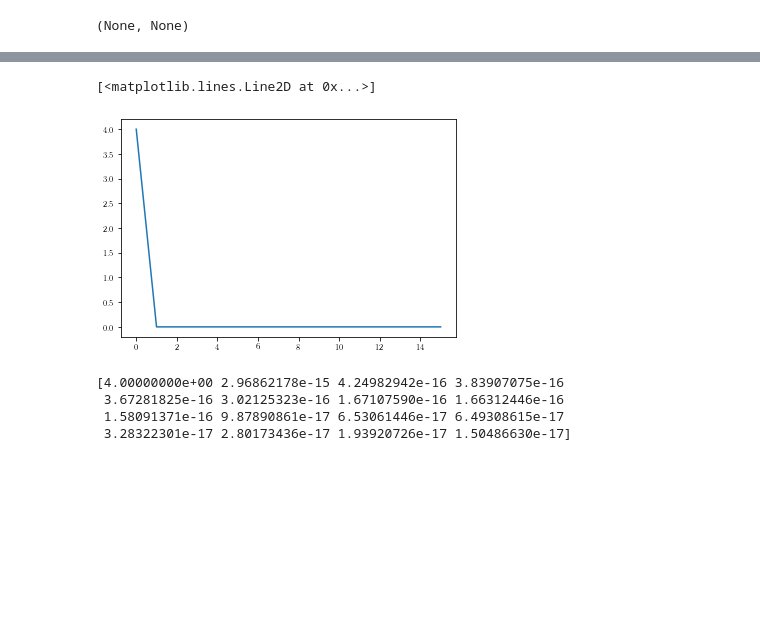
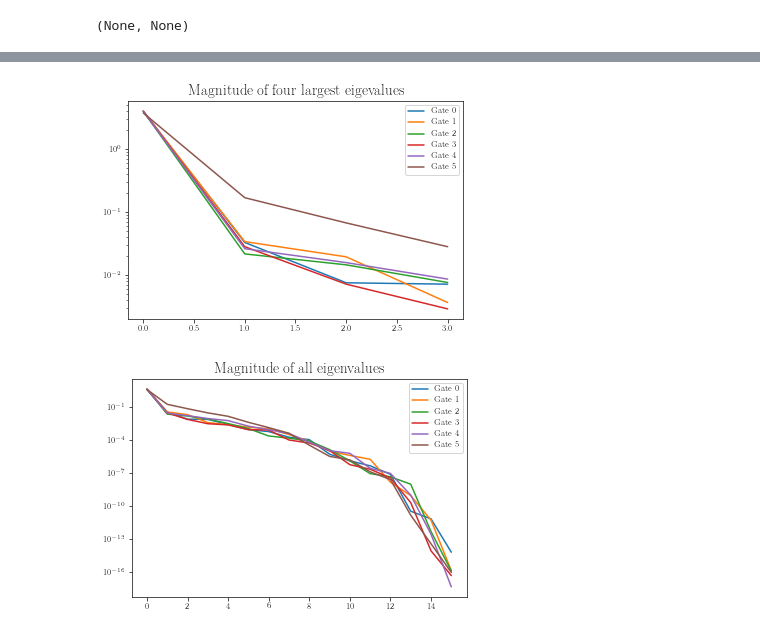
Before and after one commit to rabrie/qibocal, a Jupyter notebook: 2q_exp/2q sequence_analysis.ipynb, the cells around one changed output, grey strips where cells are left out. Cells and saved outputs as stored; diff of their text form; code cells hidden in the pictures; blank space fills up the shorter version.

```diff
--- a/2q_exp/2q sequence_analysis.ipynb
+++ b/2q_exp/2q sequence_analysis.ipynb
@@ -432,15 +419,19 @@ display(s_g), display(s_o)
 # %%
 # Spectrum of the Choi matrix
 X_choi = X_opt.reshape(d,pdim,pdim,pdim,pdim)
 X_choi = np.einsum('ijklm->iljmk',X_choi).reshape(d,pdim**2,pdim**2)
-plt.plot(np.sort(np.abs(la.eig(X_choi[5])[0]))[::-1])
+for i in range(d):
+    plt.semilogy(np.sort(np.abs(la.eig(X_choi[i])[0]))[::-1][:4], label = "Gate %i"%i) # First 4 Eigenvalues
+plt.title('Magnitude of four largest eigevalues', size = 15)
+plt.legend()
+plt.show()
+
+for i in range(d):
+    plt.semilogy(np.sort(np.abs(la.eig(X_choi[i])[0]))[::-1], label = "Gate %i"%i) # All Eigenvalues
+plt.title('Magnitude of all eigenvalues', size = 15)
+plt.legend()
+plt.legend()
+plt.show()
 # %% [output]
-[<matplotlib.lines.Line2D at 0x...>]
-[figure, old version]
+[figure, new version]
+[figure, added]
-# %%
-print(np.sort(np.abs(la.eig(X_choi[5])[0]))[::-1])
-# %% [output]
-[4.00000000e+00 2.96862178e-15 4.24982942e-16 3.83907075e-16
- 3.67281825e-16 3.02125323e-16 1.67107590e-16 1.66312446e-16
- 1.58091371e-16 9.87890861e-17 6.53061446e-17 6.49308615e-17
- 3.28322301e-17 2.80173436e-17 1.93920726e-17 1.50486630e-17]
```
Also changed, not shown: parts of 8 cells of this notebook, 2 other files.
